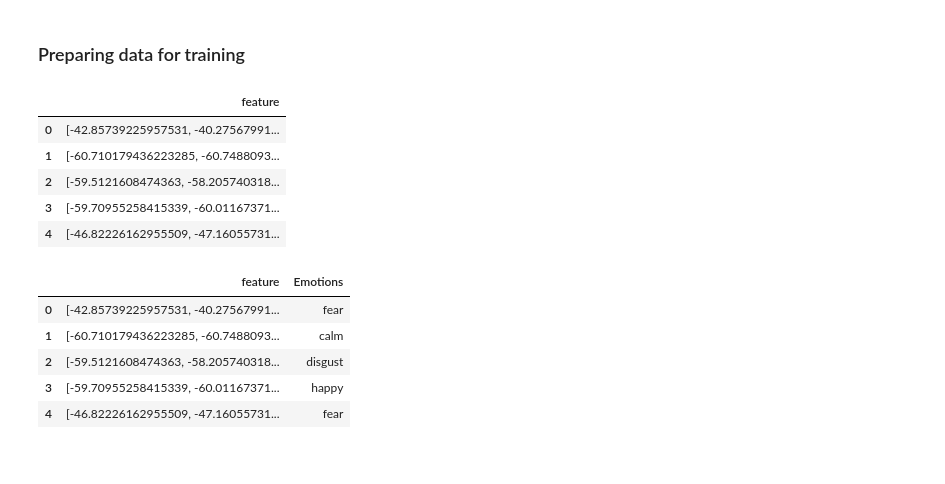
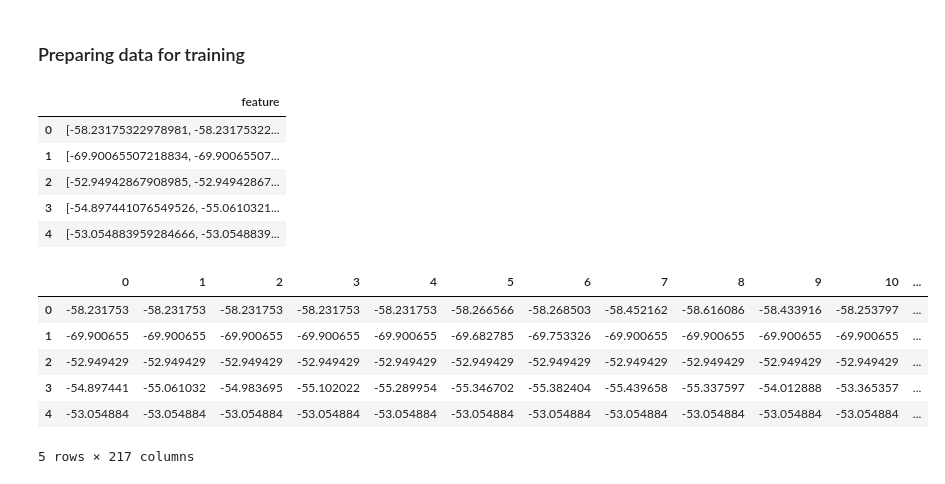
Before and after one commit to architGitHub/Speech-Emotion-Detection, a Jupyter notebook: Speech_Emotion_Detection.ipynb, the cells around one changed output. Cells and saved outputs as stored; diff of their text form; code cells hidden in the pictures.

Commit message:
csv column issue resolved

```diff
--- a/Speech_Emotion_Detection.ipynb
+++ b/Speech_Emotion_Detection.ipynb
@@ -234,7 +235,7 @@ Name: Emotions, dtype: int64
 # %%
 df = pd.DataFrame(columns=['feature'])
 
-for index, path in enumerate(df_merged.Path):
+for index, path in tqdm.tqdm(enumerate(df_merged.Path)):
     y, sr = librosa.load(path, res_type='kaiser_fast', duration=2.5, sr=44100, offset=0.5)
     sr = np.array(sr)
 
@@ -244,21 +245,22 @@ for index, path in enumerate(df_merged.Path):
 df.head()
 # %% [output]
 |  | feature |
-| 0 | [-42.85739225957531, -40.27567991... |
-| 1 | [-60.710179436223285, -60.7488093... |
-| 2 | [-59.5121608474363, -58.205740318... |
-| 3 | [-59.70955258415339, -60.01167371... |
-| 4 | [-46.82226162955509, -47.16055731... |
+| 0 | [-58.23175322978981, -58.23175322... |
+| 1 | [-69.90065507218834, -69.90065507... |
+| 2 | [-52.94942867908985, -52.94942867... |
+| 3 | [-54.897441076549526, -55.0610321... |
+| 4 | [-53.054883959284666, -53.0548839... |
 # %%
-df = pd.concat([df, df_merged.Emotions], axis = 1)
+df = pd.concat([pd.DataFrame(df['feature'].values.tolist()), df_merged.Emotions], axis = 1)
 df.head()
 # %% [output]
-|  | feature | Emotions |
-| 0 | [-42.85739225957531, -40.27567991... | fear |
-| 1 | [-60.710179436223285, -60.7488093... | calm |
-| 2 | [-59.5121608474363, -58.205740318... | disgust |
-| 3 | [-59.70955258415339, -60.01167371... | happy |
-| 4 | [-46.82226162955509, -47.16055731... | fear |
+|  | 0 | 1 | 2 | 3 | 4 | 5 | 6 | 7 | 8 | 9 | 10 | ... |
+| 0 | -58.231753 | -58.231753 | -58.231753 | -58.231753 | -58.231753 | -58.266566 | -58.268503 | -58.452162 | -58.616086 | -58.433916 | -58.253797 | ... |
+| 1 | -69.900655 | -69.900655 | -69.900655 | -69.900655 | -69.900655 | -69.682785 | -69.753326 | -69.900655 | -69.900655 | -69.900655 | -69.900655 | ... |
+| 2 | -52.949429 | -52.949429 | -52.949429 | -52.949429 | -52.949429 | -52.949429 | -52.949429 | -52.949429 | -52.949429 | -52.949429 | -52.949429 | ... |
+| 3 | -54.897441 | -55.061032 | -54.983695 | -55.102022 | -55.289954 | -55.346702 | -55.382404 | -55.439658 | -55.337597 | -54.012888 | -53.365357 | ... |
+| 4 | -53.054884 | -53.054884 | -53.054884 | -53.054884 | -53.054884 | -53.054884 | -53.054884 | -53.054884 | -53.054884 | -53.054884 | -53.054884 | ... |
+5 rows × 217 columns
 # %%
 df.to_csv("/content/drive/My Drive/Projects/Speech_Emotion_Detection/df_final.csv", index=False)
 # %%
```
Also changed, not shown: parts of 11 cells of this notebook.
